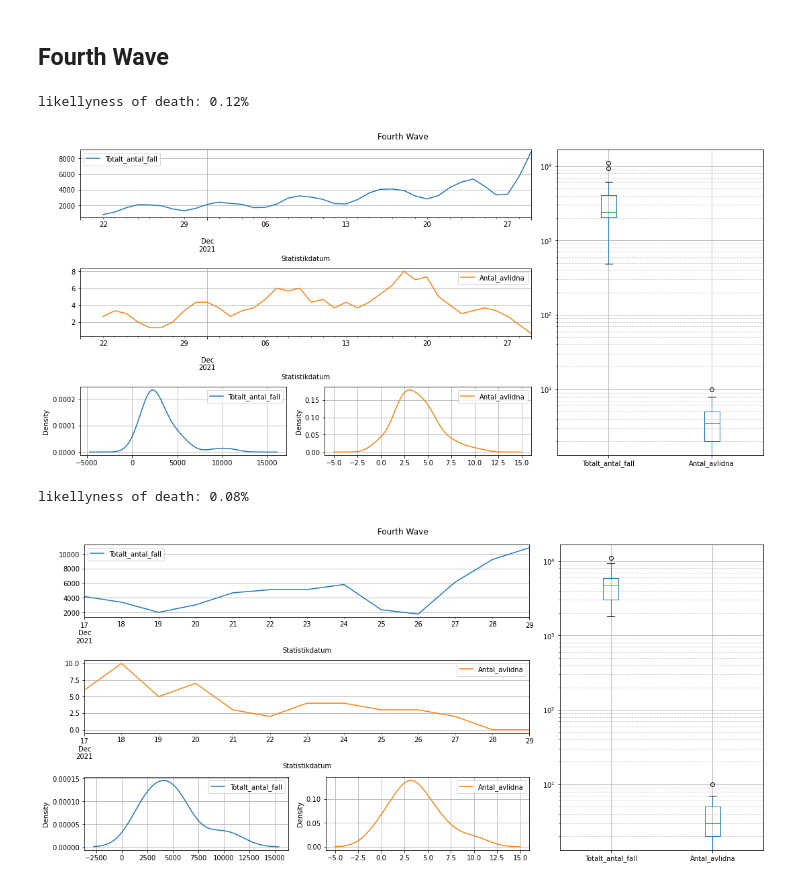
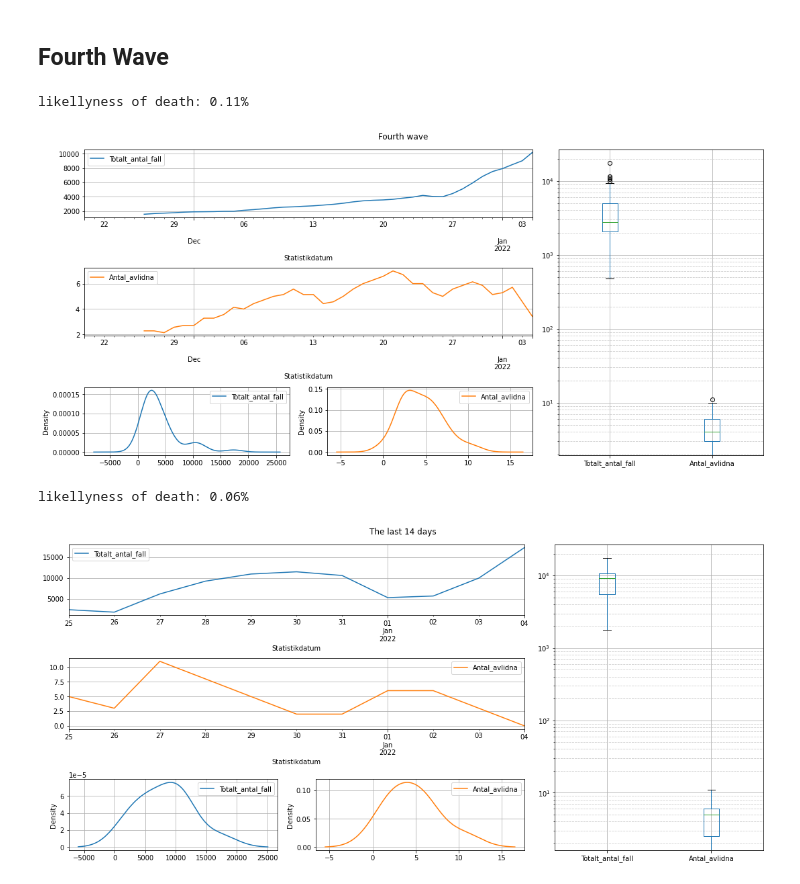
Before and after one commit to Luviz/se_covid_data, a Jupyter notebook: Swe_Covid_data.ipynb, the cells around one changed output. Saved outputs shown, nothing was run; the diff lists cells and outputs as text; code cells hidden in the pictures.

```diff
--- a/Swe_Covid_data.ipynb
+++ b/Swe_Covid_data.ipynb
@@ -172,14 +172,14 @@ def get_grid():
 
   return fig, ax_1, ax_2, ax_box, ax_kde_1, ax_kde_2
 # %%
-def draw_data(df:pd.DataFrame, start:datetime, end:datetime, rolling=7, fig_size=(15,7)):
+def draw_data(df:pd.DataFrame, start:datetime, end:datetime, rolling=7,title=None ,fig_size=(15,7)):
     data = df[start:end].rolling(rolling).mean()
     fig, ax_cases, ax_deaths, ax_box, ax_kde_1, ax_kde_2 = get_grid()
     fig.set_size_inches(*fig_size)
 
     p_config = {"logy":False, "grid":True}
 
-    _ = data.plot(subplots= True, ax=[ax_cases, ax_deaths], **p_config, title="Fourth Wave")
+    _ = data.plot(subplots= True, ax=[ax_cases, ax_deaths], **p_config, title=title)
     _ = df[start:end].plot.box(grid=True, ax=ax_box, logy=True)
     _ = df[start:end].plot.kde(grid=True, subplots=True, ax=[ax_kde_1, ax_kde_2])
 
@@ -211,14 +211,15 @@ likellyness of death: 0.42%
 ## Fourth Wave
 # %%
 start, end = datetime(2021,11,20), datetime.now()
-draw_data(df, start, end, rolling=3)
+draw_data(df, start, end, rolling=7, title='Fourth wave')
 # %% [output]
-likellyness of death: 0.12%
+likellyness of death: 0.11%
-[figure, old version]
+[figure, new version]
 # %%
 from datetime import timedelta
-start, end = datetime.now() - timedelta(days=14), datetime.now()
-draw_data(df, start, end, rolling=1)
+days= 14
+start, end = datetime.now() - timedelta(days=days), datetime.now()
+draw_data(df, start, end, rolling=1, title=f"The last {days} days")
 # %% [output]
-likellyness of death: 0.08%
+likellyness of death: 0.06%
-[figure, old version]
+[figure, new version]
```
Also changed, not shown: parts of 12 cells of this notebook.
